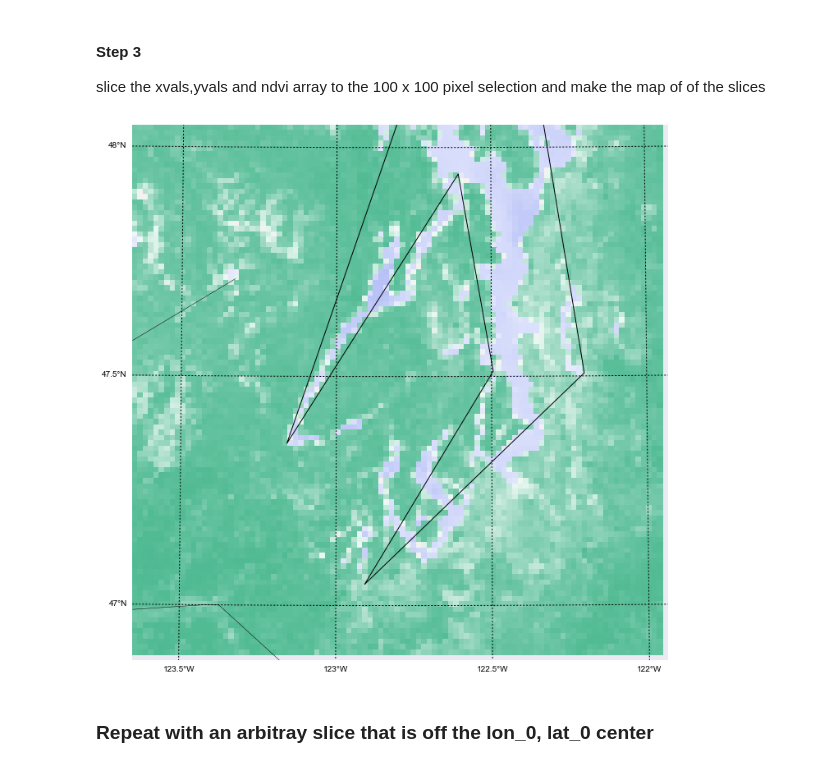
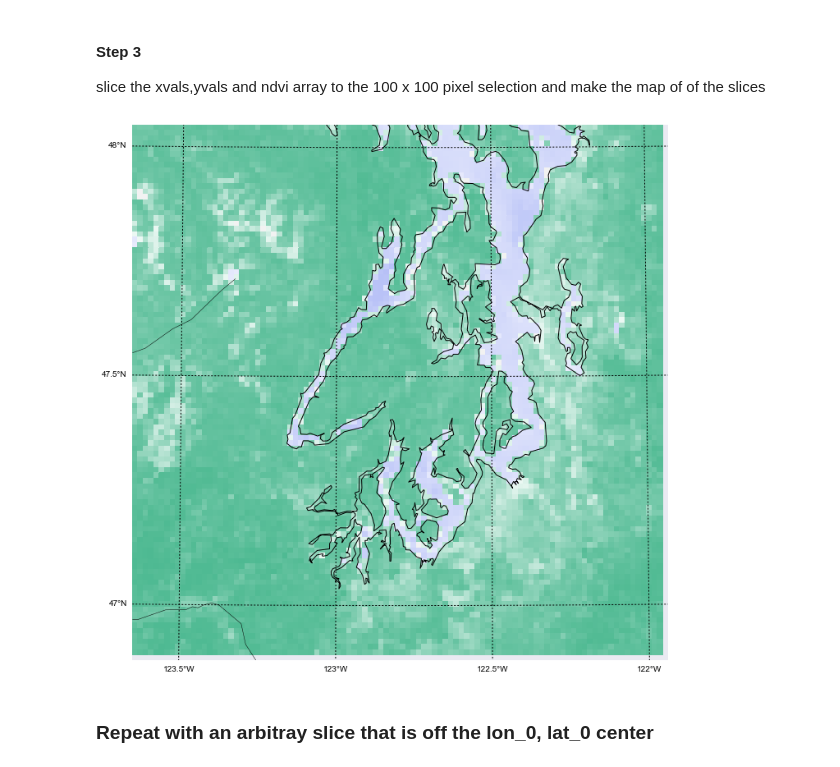
Before and after one commit to phaustin/e582, a Jupyter notebook: notebooks/map_slices.ipynb, the cells around one changed output. Drawn from its saved outputs; the diff is of its cells as text; code cells hidden in the pictures.

```diff
--- a/notebooks/map_slices.ipynb
+++ b/notebooks/map_slices.ipynb
@@ -309,22 +320,22 @@ and make the map of of the slices
 # %%
 row_slice,col_slice=slice_dict['row_slice'],slice_dict['col_slice']
 xvals_s,yvals_s,ndvi_s = xvals[row_slice,col_slice],yvals[row_slice,col_slice],ndvi[row_slice,col_slice]
 fig, ax = plt.subplots(1,1,figsize=(12,12))
 basemap_args['ax']=ax
-basemap_args['resolution'] = 'c'
+basemap_args['resolution'] = 'h'
 bmap = Basemap(**basemap_args)
 col=bmap.pcolormesh(xvals_s,yvals_s,ndvi_s,cmap=cmap,norm=the_norm)
 lat_sep,lon_sep= 0.5, 0.5
 parallels = np.arange(46, 51, lat_sep)
 meridians = np.arange(-125,-121, lon_sep)
 bmap.drawparallels(parallels, labels=[1, 0, 0, 0],
                         fontsize=10, latmax=90)
 bmap.drawmeridians(meridians, labels=[0, 0, 0, 1],
                        fontsize=10, latmax=90);
 bmap.drawcoastlines();
 bmap.drawrivers();
 # %% [output]
-[figure, old version]
+[figure, new version]
 # %% [markdown]
 ### Repeat with an arbitray slice that is off the lon_0, lat_0 center
 # %%
```
Also changed, not shown: parts of 2 cells of this notebook, 3 other files.
